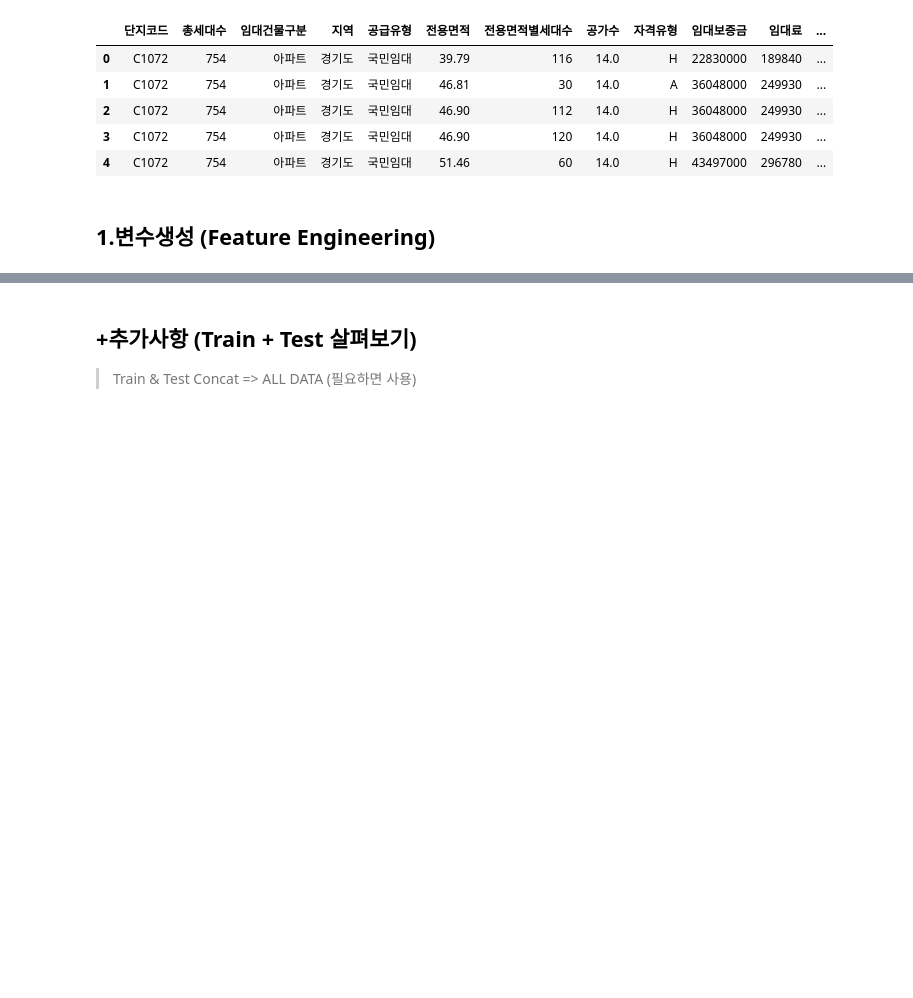
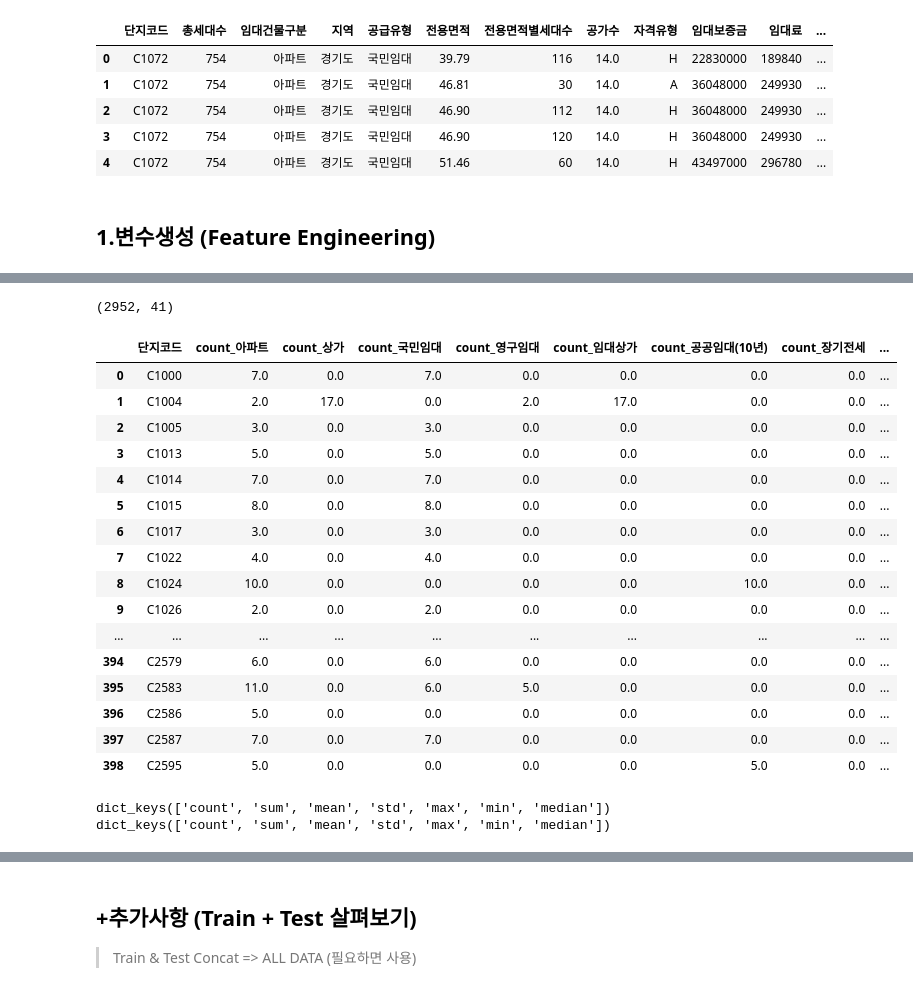
Before and after one commit to MoonJaeHoon/dacon_parking_demand, a Jupyter notebook: EDA.ipynb, the cells around one changed output, grey strips where cells are left out. Cells and saved outputs as stored; diff of their text form; code cells hidden in the pictures; blank space fills up the shorter version.

```diff
--- a/EDA.ipynb
+++ b/EDA.ipynb
@@ -1766,5 +1730,7 @@ dtype: float64
 # %%
-pd.merge(train,age_gender_info,on='지역')
+df = pd.merge(train,age_gender_info,on='지역')
+df_test = pd.merge(test,age_gender_info,on='지역')
+df.head()
 # %% [output]
 |  | 단지코드 | 총세대수 | 임대건물구분 | 지역 | 공급유형 | 전용면적 | 전용면적별세대수 | 공가수 | 자격유형 | 임대보증금 | 임대료 | ... |
 | 0 | C2483 | 900 | 아파트 | 경상북도 | 국민임대 | 39.72 | 134 | 38.0 | A | 15667000 | 103680 | ... |
@@ -1801,0 +1768,56 @@ age_gender_info
+# %%
+df.shape
+# %% [output]
+(2952, 41)
+# %%
+from collections import Counter
+from scipy.stats import mode    # 최빈값
+# agg가 필요한 범주형 변수들
+categorical_features_for_agg = ['임대건물구분','공급유형','자격유형']
+
+categorical_feature = '공급유형'    # '임대건물구분','공급유형','자격유형'
+
+counter_imdae_gunmul_gubun = df.groupby(['단지코드'])[categorical_feature].apply(lambda x: Counter(x))
+counter_imdae_gunmul_gubun = pd.DataFrame(
+                                            {
+                                            # '단지코드':[v1 for v1,v2 in counter_imdae_gunmul_gubun.index.tolist()],
+                                            categorical_feature:[v2 for v1,v2 in counter_imdae_gunmul_gubun.index.tolist()],
+                                            '개수':counter_imdae_gunmul_gubun.values,
+                                            },
+                                          index = [v1 for v1,v2 in counter_imdae_gunmul_gubun.index.tolist()]
+                                          ).fillna(0)
+
+for category in tqdm_notebook(counter_imdae_gunmul_gubun[categorical_feature].unique()):
+    temp_for_map = counter_imdae_gunmul_gubun.loc[counter_imdae_gunmul_gubun[categorical_feature]==category,['개수']]
+    temp_for_map = {k:v[0] for k,v in zip(temp_for_map.index,temp_for_map.values)}
+    df_counter_imdae_gunmul_gubun[f"count_{category}"] = df_counter_imdae_gunmul_gubun['단지코드'].map(temp_for_map)
+df_counter_imdae_gunmul_gubun
+# %% [output]
+|  | 단지코드 | count_아파트 | count_상가 | count_국민임대 | count_영구임대 | count_임대상가 | count_공공임대(10년) | count_장기전세 | ... |
+| 0 | C1000 | 7.0 | 0.0 | 7.0 | 0.0 | 0.0 | 0.0 | 0.0 | ... |
+| 1 | C1004 | 2.0 | 17.0 | 0.0 | 2.0 | 17.0 | 0.0 | 0.0 | ... |
+| 2 | C1005 | 3.0 | 0.0 | 3.0 | 0.0 | 0.0 | 0.0 | 0.0 | ... |
+| 3 | C1013 | 5.0 | 0.0 | 5.0 | 0.0 | 0.0 | 0.0 | 0.0 | ... |
+| 4 | C1014 | 7.0 | 0.0 | 7.0 | 0.0 | 0.0 | 0.0 | 0.0 | ... |
+| 5 | C1015 | 8.0 | 0.0 | 8.0 | 0.0 | 0.0 | 0.0 | 0.0 | ... |
+| 6 | C1017 | 3.0 | 0.0 | 3.0 | 0.0 | 0.0 | 0.0 | 0.0 | ... |
+| 7 | C1022 | 4.0 | 0.0 | 4.0 | 0.0 | 0.0 | 0.0 | 0.0 | ... |
+| 8 | C1024 | 10.0 | 0.0 | 0.0 | 0.0 | 0.0 | 10.0 | 0.0 | ... |
+| 9 | C1026 | 2.0 | 0.0 | 2.0 | 0.0 | 0.0 | 0.0 | 0.0 | ... |
+| ... | ... | ... | ... | ... | ... | ... | ... | ... | ... |
+| 394 | C2579 | 6.0 | 0.0 | 6.0 | 0.0 | 0.0 | 0.0 | 0.0 | ... |
+| 395 | C2583 | 11.0 | 0.0 | 6.0 | 5.0 | 0.0 | 0.0 | 0.0 | ... |
+| 396 | C2586 | 5.0 | 0.0 | 0.0 | 0.0 | 0.0 | 0.0 | 0.0 | ... |
+| 397 | C2587 | 7.0 | 0.0 | 7.0 | 0.0 | 0.0 | 0.0 | 0.0 | ... |
+| 398 | C2595 | 5.0 | 0.0 | 0.0 | 0.0 | 0.0 | 5.0 | 0.0 | ... |
+# %%
+# agg가 필요한 연속형 변수들
+continuous_features_for_agg = ['전용면적','전용면적별세대수']
+
+junyongmyunjuk_dict = df.groupby(['단지코드'],as_index=False)['전용면적'].agg(['count','sum','mean','std','max','min','median']).to_dict()
+print(junyongmyunjuk_dict.keys())
+saedaesoo_per_junyongmyunjuk_dict = df.groupby(['단지코드'],as_index=False)['전용면적별세대수'].agg(['count','sum','mean','std','max','min','median']).to_dict()
+print(saedaesoo_per_junyongmyunjuk_dict.keys())
+# %% [output]
+dict_keys(['count', 'sum', 'mean', 'std', 'max', 'min', 'median'])
+dict_keys(['count', 'sum', 'mean', 'std', 'max', 'min', 'median'])
```
Also changed, not shown: parts of 18 cells of this notebook.
